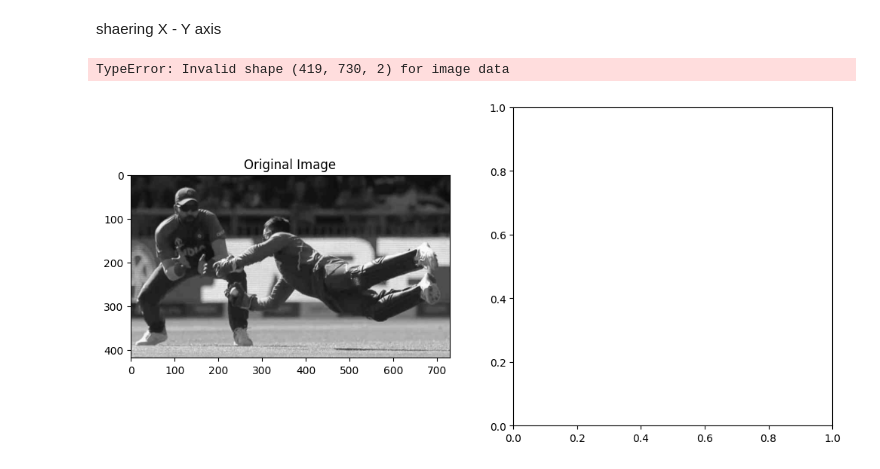
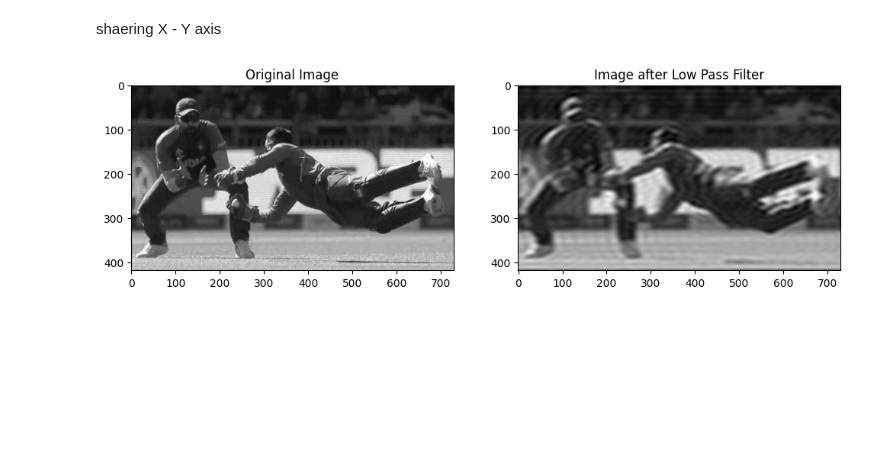
Before and after one commit to shovo896/Computer_vision, a Jupyter notebook: start.ipynb, the cells around one changed output. Saved outputs shown, nothing was run; the diff lists cells and outputs as text; code cells hidden in the pictures; blank space fills up the shorter version.

```diff
--- a/start.ipynb
+++ b/start.ipynb
@@ -109,30 +109,29 @@ cv2.destroyAllWindows()
 # %%
 from matplotlib import pyplot as plt
 import numpy as np
 import cv2
 image = cv2.imread('dhoni_drive.jpeg',0)
 
 DFT=cv2.dft(np.float32(image),flags=cv2.DFT_COMPLEX_OUTPUT)
 shift=np.fft.fftshift(DFT)
 row,col=image.shape
 center_row,center_col=row//2,col//2
 mask=np.zeros((row,col,2),np.uint8)
 mask[center_row-30:center_row+30,center_col-30:center_col+30]=1
 
 fft_shift=shift*mask
 fft_ishift=np.fft.ifftshift(fft_shift)
 img_back=cv2.idft(fft_ishift)
-imageThen=cv2.idft(fft_ishift)
+imageThen=cv2.magnitude(img_back[:,:,0],img_back[:,:,1])
 
 
 plt.figure(figsize=(12,6))
 plt.subplot(1,2,1)
 plt.imshow(image,cmap='gray')
 plt.title('Original Image')
 plt.subplot(1,2,2)
 plt.imshow(imageThen,cmap='gray')
 plt.title('Image after Low Pass Filter')
 plt.show()
 # %% [output]
-TypeError: Invalid shape (419, 730, 2) for image data
-[figure, old version]
+[figure, new version]
```
